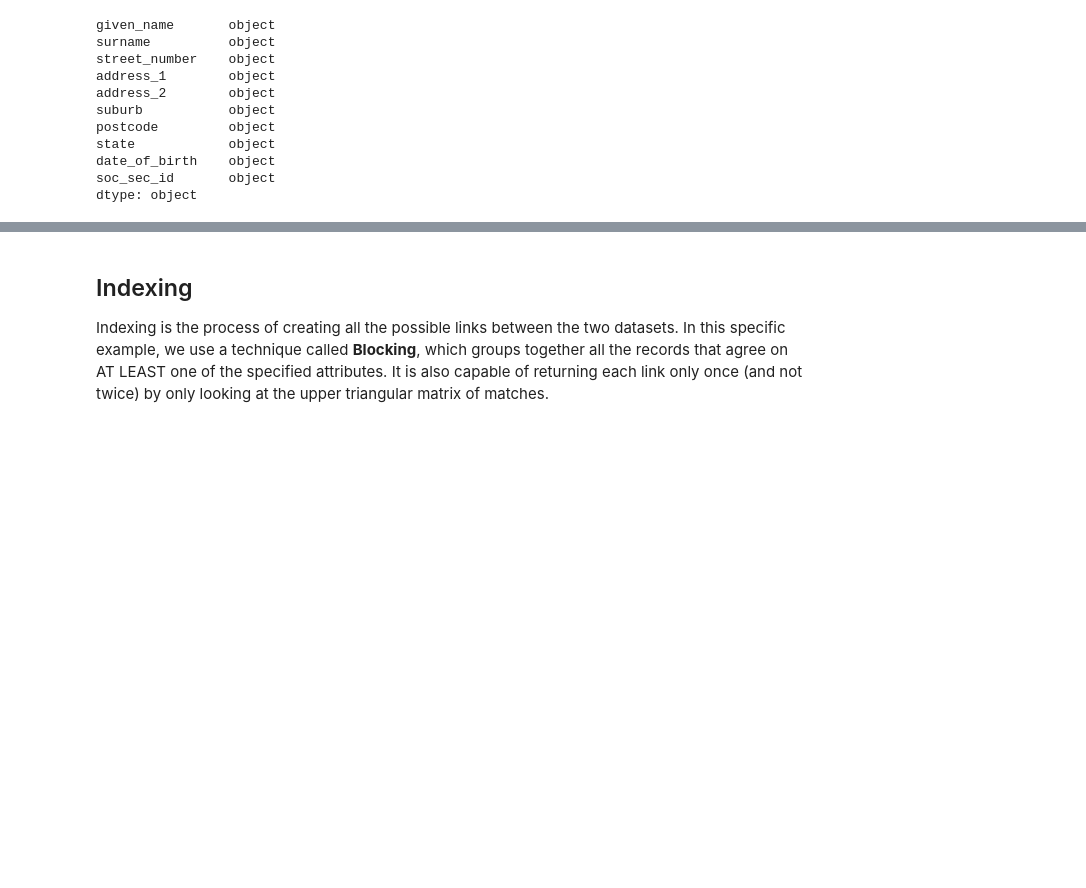
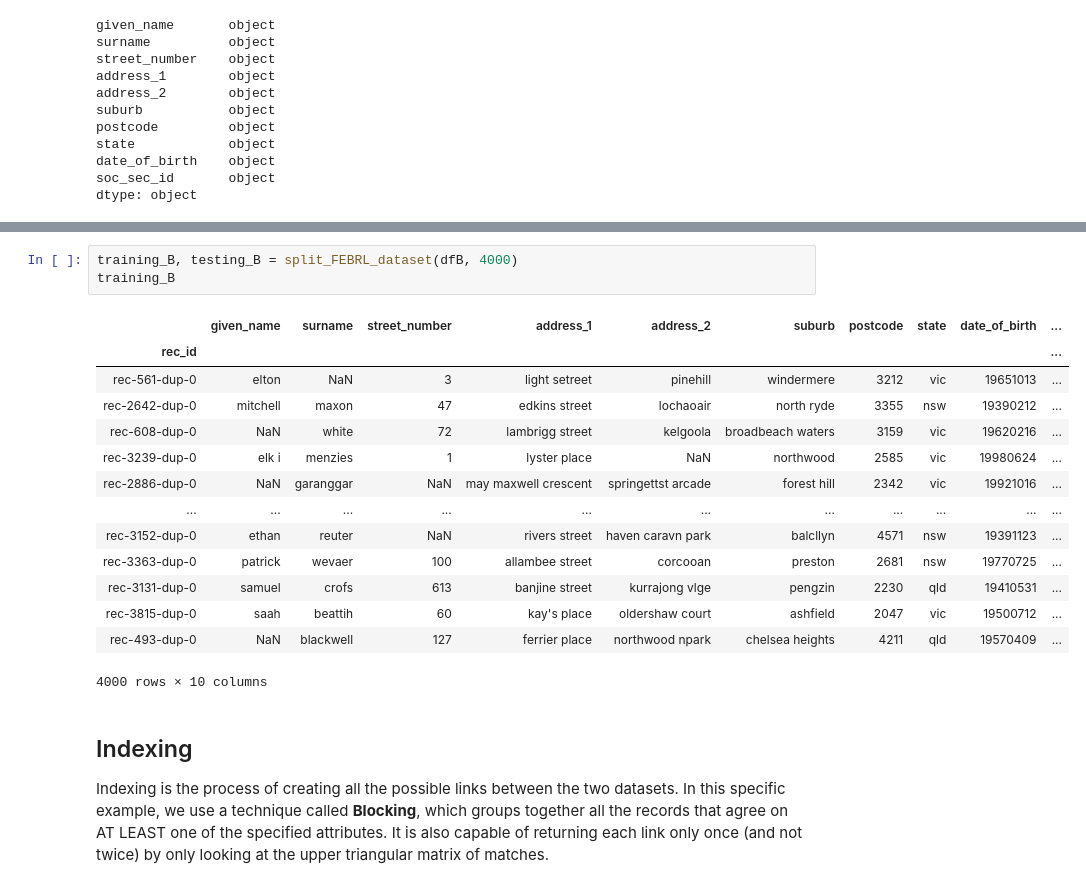
Before and after one commit to frenkowski/ML_aided_RecordLinkage, a Jupyter notebook: AD_project.ipynb, the cells around one changed output, grey strips where cells are left out. Cells and saved outputs as stored; diff of their text form; blank space fills up the shorter version.

```diff
--- a/AD_project.ipynb
+++ b/AD_project.ipynb
@@ -128,3 +132,21 @@ Name: rec-1070-dup-0, dtype: object
+# %%
+training_B, testing_B = split_FEBRL_dataset(dfB, 4000)
+training_B
+# %% [output]
+|  | given_name | surname | street_number | address_1 | address_2 | suburb | postcode | state | date_of_birth | ... |
+| rec_id |  |  |  |  |  |  |  |  |  | ... |
+| rec-561-dup-0 | elton | NaN | 3 | light setreet | pinehill | windermere | 3212 | vic | 19651013 | ... |
+| rec-2642-dup-0 | mitchell | maxon | 47 | edkins street | lochaoair | north ryde | 3355 | nsw | 19390212 | ... |
+| rec-608-dup-0 | NaN | white | 72 | lambrigg street | kelgoola | broadbeach waters | 3159 | vic | 19620216 | ... |
+| rec-3239-dup-0 | elk i | menzies | 1 | lyster place | NaN | northwood | 2585 | vic | 19980624 | ... |
+| rec-2886-dup-0 | NaN | garanggar | NaN | may maxwell crescent | springettst arcade | forest hill | 2342 | vic | 19921016 | ... |
+| ... | ... | ... | ... | ... | ... | ... | ... | ... | ... | ... |
+| rec-3152-dup-0 | ethan | reuter | NaN | rivers street | haven caravn park | balcllyn | 4571 | nsw | 19391123 | ... |
+| rec-3363-dup-0 | patrick | wevaer | 100 | allambee street | corcooan | preston | 2681 | nsw | 19770725 | ... |
+| rec-3131-dup-0 | samuel | crofs | 613 | banjine street | kurrajong vlge | pengzin | 2230 | qld | 19410531 | ... |
+| rec-3815-dup-0 | saah | beattih | 60 | kay's place | oldershaw court | ashfield | 2047 | vic | 19500712 | ... |
+| rec-493-dup-0 | NaN | blackwell | 127 | ferrier place | northwood npark | chelsea heights | 4211 | qld | 19570409 | ... |
+4000 rows × 10 columns
 # %% [markdown]
 ## Indexing
 Indexing is the process of creating all the possible links between the two datasets. In this specific example, we use a technique called **Blocking**, which groups together all the records that agree on AT LEAST one of the specified attributes. It is also capable of returning each link only once (and not twice) by only looking at the upper triangular matrix of matches.
```
Also changed, not shown: parts of 39 cells of this notebook.
